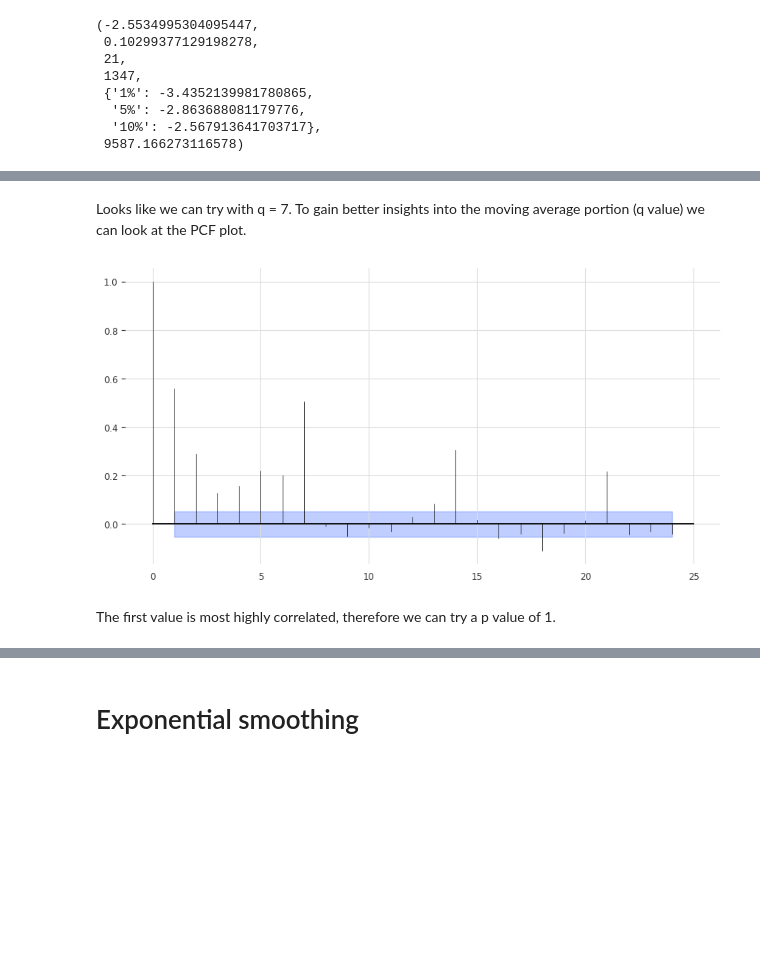
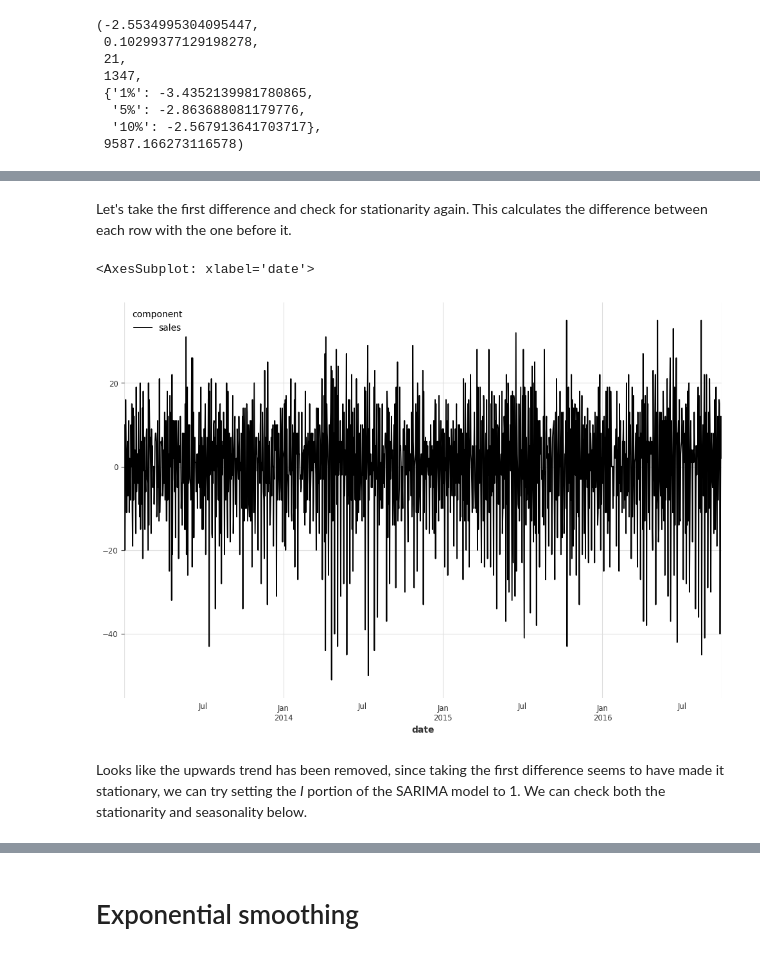
Before and after one commit to jmoro0408/Sales-Forecasting, a Jupyter notebook: notebooks/2.0 - Darts Modelling.ipynb, the cells around one changed output, grey strips where cells are left out. Cells and saved outputs as stored; diff of their text form; code cells hidden in the pictures; blank space fills up the shorter version.

```diff
--- a/notebooks/2.0 - Darts Modelling.ipynb
+++ b/notebooks/2.0 - Darts Modelling.ipynb
@@ -276,8 +267,15 @@ plot_acf(train)
-# %% [markdown]
-Looks like we can try with q = 7. To gain better insights into the moving average portion (q value) we can look at the PCF plot.
-# %%
-plot_pacf(train)
-# %% [output]
-[figure, removed]
-# %% [markdown]
-The first value is most highly correlated, therefore we can try a p value of 1.
+# %%
+train_df = train.pd_dataframe()
+# %% [markdown]
+Let's take the first difference and check for stationarity again. This calculates the difference between each row with the one before it.
+# %%
+first_diff = train_df.diff()[1:]
+fig, ax = plt.subplots(figsize = (12,8))
+first_diff.plot(ax = ax)
+# %% [output]
+<AxesSubplot: xlabel='date'>
+[figure, added]
+# %% [markdown]
+
+Looks like the upwards trend has been removed, since taking the first difference seems to have made it stationary, we can try setting the *I* portion of the SARIMA model to 1.
+We can check both the stationarity and seasonality below.
```
Also changed, not shown: parts of 32 cells of this notebook.
